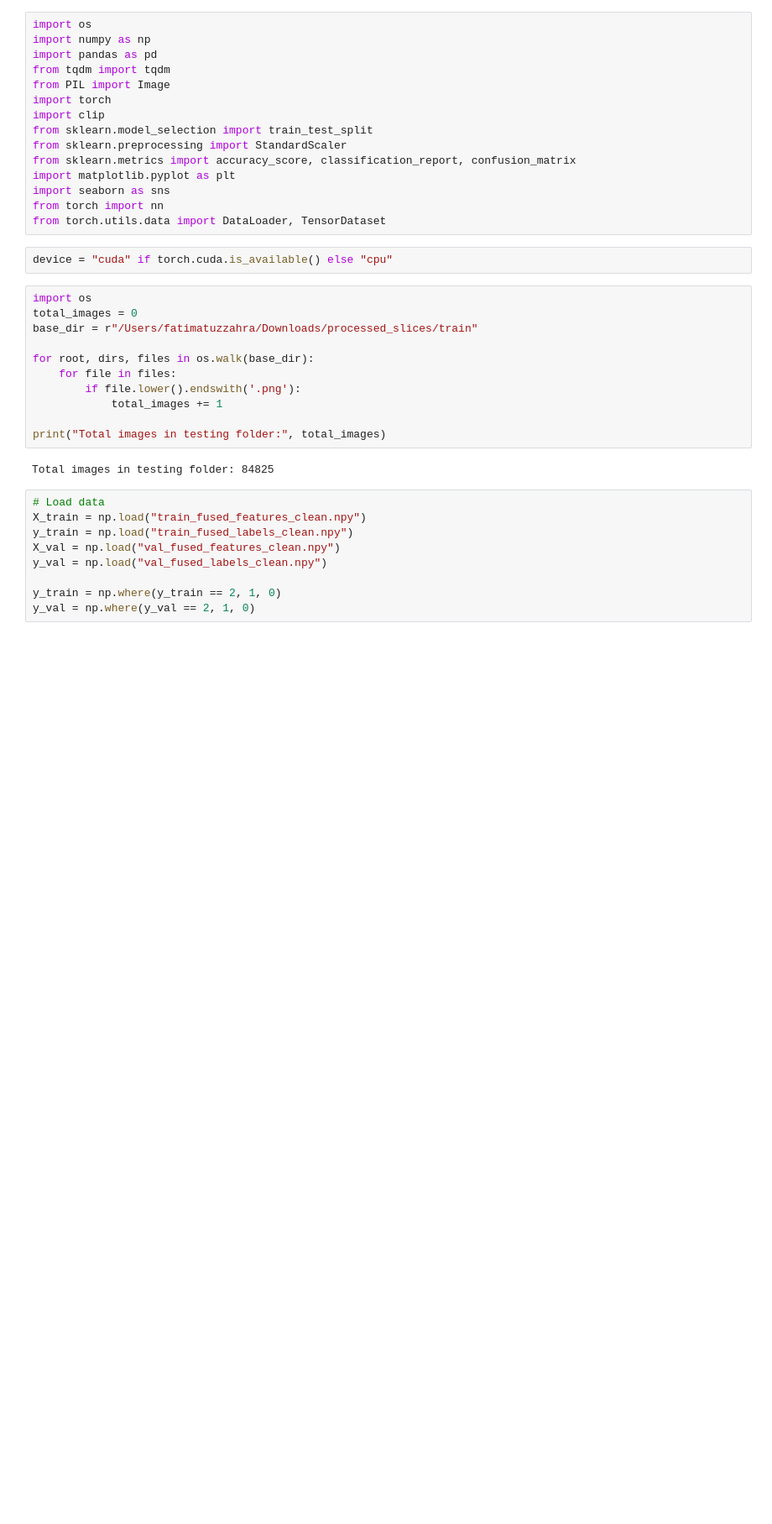
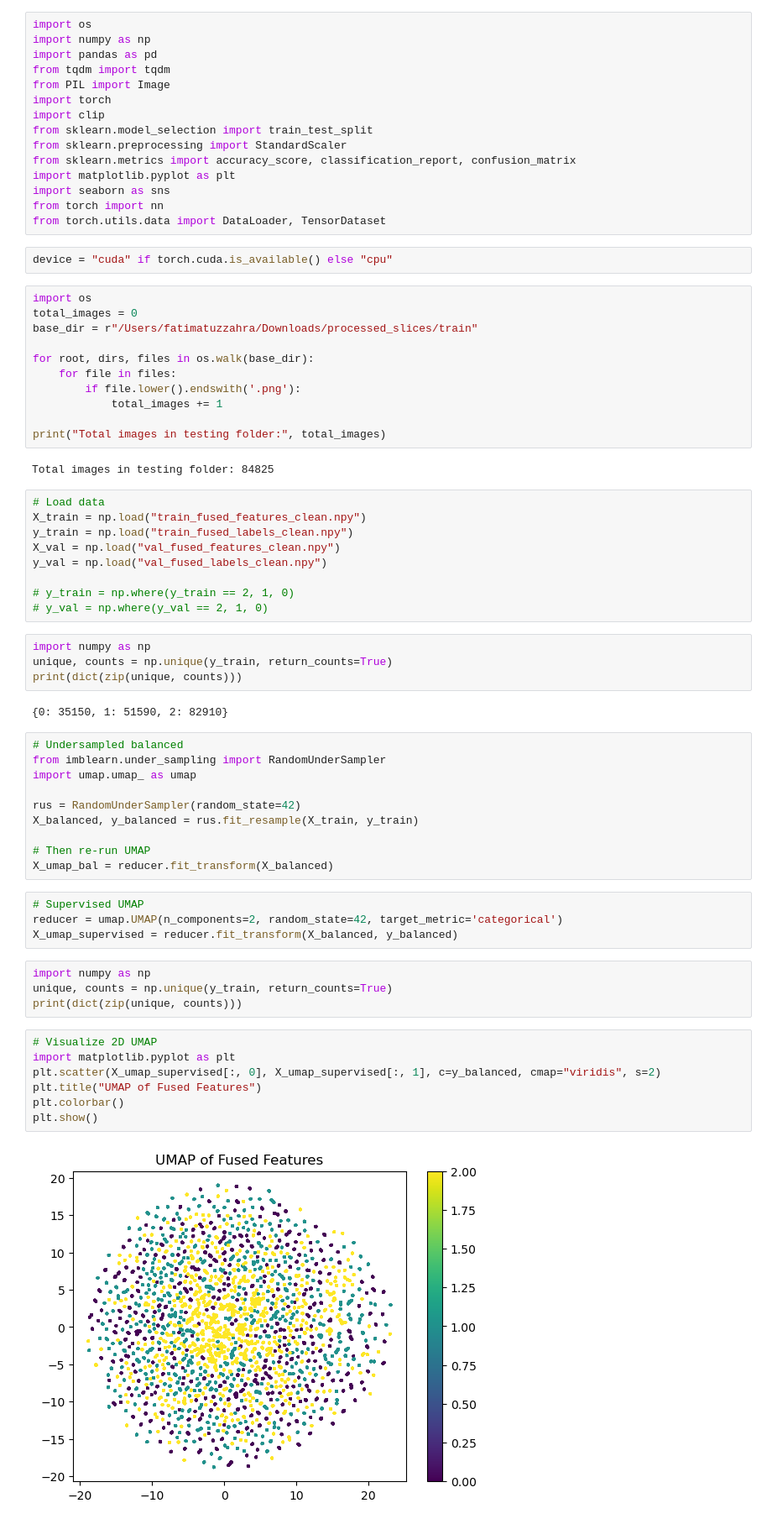
Before and after one commit to fatima-tuz-zahra-123/Neurological_disease_detection, a Jupyter notebook: feature-selection-UMAP.ipynb, the cells around one changed output. Shown at 84% size. Saved outputs shown, nothing was run; the diff lists cells and outputs as text; blank space fills up the shorter version.

```diff
--- a/feature-selection-UMAP.ipynb
+++ b/feature-selection-UMAP.ipynb
@@ -35,8 +35,41 @@ y_train = np.load("train_fused_labels_clean.npy")
 X_val = np.load("val_fused_features_clean.npy")
 y_val = np.load("val_fused_labels_clean.npy")
 
-y_train = np.where(y_train == 2, 1, 0)
-y_val = np.where(y_val == 2, 1, 0)
+# y_train = np.where(y_train == 2, 1, 0)
+# y_val = np.where(y_val == 2, 1, 0)
+# %%
+import numpy as np
+unique, counts = np.unique(y_train, return_counts=True)
+print(dict(zip(unique, counts)))
+# %% [output]
+{0: 35150, 1: 51590, 2: 82910}
+# %%
+# Undersampled balanced
+from imblearn.under_sampling import RandomUnderSampler
+import umap.umap_ as umap
+
+rus = RandomUnderSampler(random_state=42)
+X_balanced, y_balanced = rus.fit_resample(X_train, y_train)
+
+# Then re-run UMAP
+X_umap_bal = reducer.fit_transform(X_balanced)
+# %%
+# Supervised UMAP
+reducer = umap.UMAP(n_components=2, random_state=42, target_metric='categorical')
+X_umap_supervised = reducer.fit_transform(X_balanced, y_balanced)
+# %%
+import numpy as np
+unique, counts = np.unique(y_train, return_counts=True)
+print(dict(zip(unique, counts)))
+# %%
+# Visualize 2D UMAP
+import matplotlib.pyplot as plt
+plt.scatter(X_umap_supervised[:, 0], X_umap_supervised[:, 1], c=y_balanced, cmap="viridis", s=2)
+plt.title("UMAP of Fused Features")
+plt.colorbar()
+plt.show()
+# %% [output]
+[figure, added]
 # %%
 # for visualisation
 import umap.umap_ as umap
```
Also changed, not shown: parts of 7 cells of this notebook.
